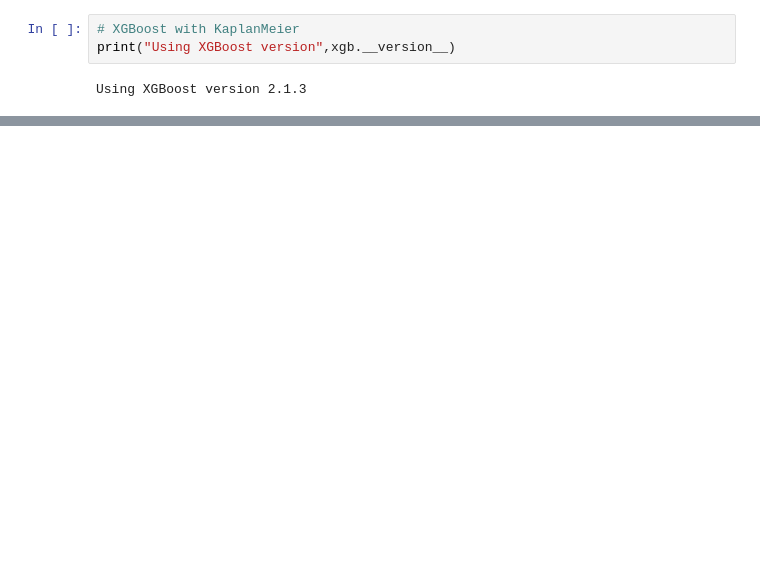
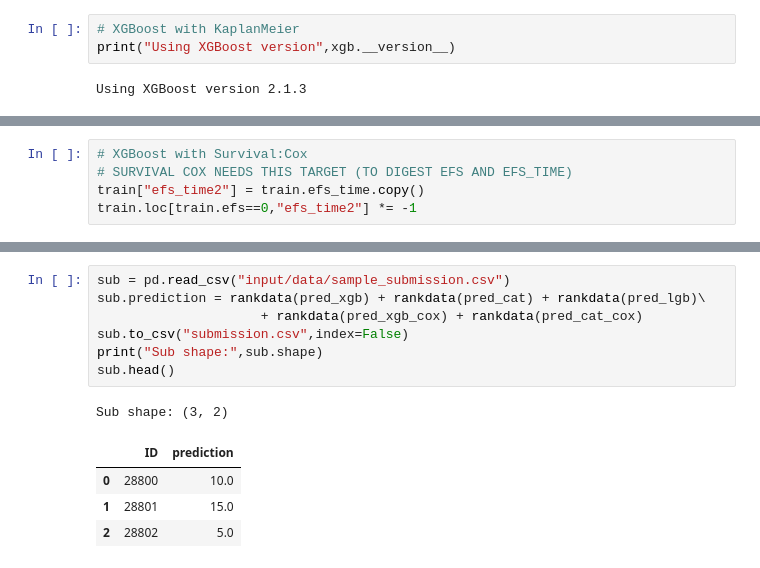
Before and after one commit to bonesclarke/CIBMTR, a Jupyter notebook: CIBMTR_Analysis_and_Model.ipynb, the cells around one changed output, grey strips where cells are left out. Cells and saved outputs as stored; diff of their text form; blank space fills up the shorter version.

```diff
--- a/CIBMTR_Analysis_and_Model.ipynb
+++ b/CIBMTR_Analysis_and_Model.ipynb
@@ -371,0 +556,5 @@ plt.show()
+# %%
+# XGBoost with Survival:Cox
+# SURVIVAL COX NEEDS THIS TARGET (TO DIGEST EFS AND EFS_TIME)
+train["efs_time2"] = train.efs_time.copy()
+train.loc[train.efs==0,"efs_time2"] *= -1
@@ -371,0 +737,13 @@ plt.show()
+# %%
+sub = pd.read_csv("input/data/sample_submission.csv")
+sub.prediction = rankdata(pred_xgb) + rankdata(pred_cat) + rankdata(pred_lgb)\
+                     + rankdata(pred_xgb_cox) + rankdata(pred_cat_cox)
+sub.to_csv("submission.csv",index=False)
+print("Sub shape:",sub.shape)
+sub.head()
+# %% [output]
+Sub shape: (3, 2)
+|  | ID | prediction |
+| 0 | 28800 | 10.0 |
+| 1 | 28801 | 15.0 |
+| 2 | 28802 | 5.0 |
```
Also changed, not shown: parts of 24 cells of this notebook, 7 other files.
